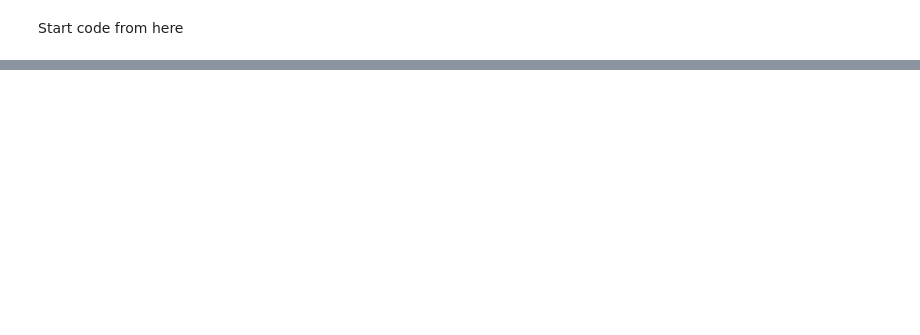
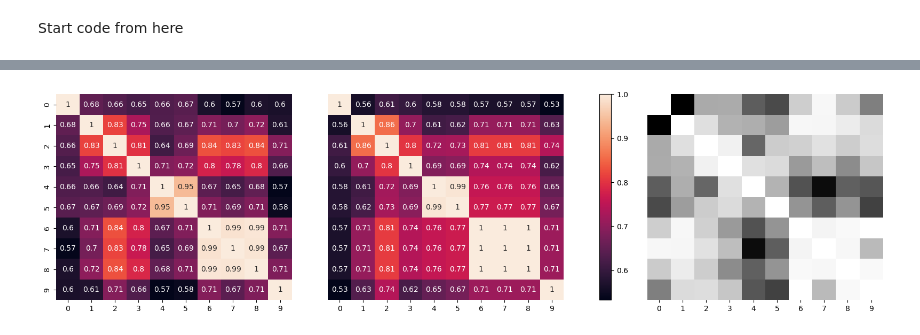
Before and after one commit to danielschulz/OMM-Innovation, a Jupyter notebook: preprocessing.ipynb, the cells around one changed output, grey strips where cells are left out. Drawn from its saved outputs; the diff is of its cells as text; code cells hidden in the pictures; blank space fills up the shorter version.

Commit message:
add heavy cleaning and visulization

```diff
--- a/preprocessing.ipynb
+++ b/preprocessing.ipynb
@@ -27,3 +69,8 @@ Reminder: use %%timeit in jupyter notebook to get the run time for each method.
 # %%
-#join all columns into one
+# prepare dataframes
+
+# join all columns into one
 df2['text'] = df2.astype(str).agg(' '.join, axis=1)
+
+df2 = df2.iloc[:,-1:]
+df3 = df2.text.apply(heavy_text_clean)
@@ -56,3 +76,0 @@ def remove_punctuation(df):
-# %%
-#%%timeit
-df2 = remove_punctuation(df2)
@@ -62,3 +76,0 @@ df2 = remove_punctuation(df2)
-# %%
-df2 = df2.replace('\d+', '', regex=True)
-df2
@@ -79,3 +76,0 @@ df2
-# %%
-df2['text'] = df2['text'].str.replace('\s+', ' ', regex=True)
-df2
@@ -95,0 +127,29 @@ df2
+# %%
+import numpy as np
+import seaborn as sns
+import matplotlib.pyplot as plt
+import pandas as pd
+
+# calculate similarity scores of dataframe.text
+scores = similarity_scores(df2.text) #no cleaning
+scores_pre = similarity_scores(df3) #heavy cleaning
+
+# find min, max values from similarity matrix for plotting
+vmin = min(scores.min(), scores_pre.min())
+vmax = max(scores.max(), scores_pre.max())
+
+# set subplots layout
+fig, axs = plt.subplots(ncols=4, width_ratios=[10,10,0.5,10], figsize=(20, 5))
+
+# create subplots
+sns.heatmap(scores, annot=True, cbar=False, ax=axs[0])
+sns.heatmap(scores_pre, annot=True, yticklabels=False, cbar=False, ax=axs[1])
+sns.heatmap(abs(scores-scores_pre), yticklabels=False, cbar=False, ax=axs[3], cmap="Greys")
+
+# add colorbar
+fig.colorbar(axs[1].collections[0], cax=axs[2])
+
+# plot
+plt.show()
+# %% [output]
+[figure, added]
```
Also changed, not shown: parts of 12 cells of this notebook.
